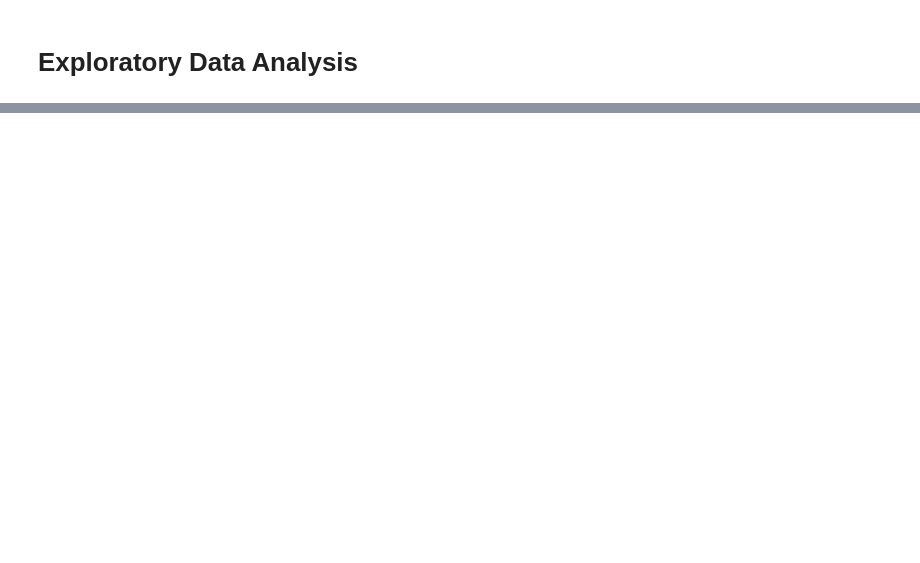
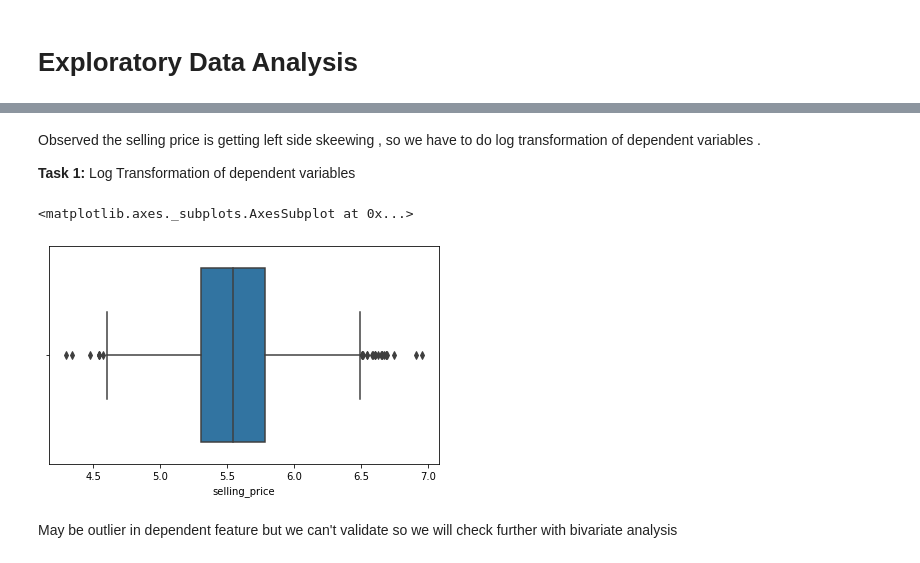
Before and after one commit to rajivnexgen/car_dekho, a Jupyter notebook: Self_Project_Linear_Regression_(Car_Dekho).ipynb, the cells around one changed output, grey strips where cells are left out. Saved outputs shown, nothing was run; the diff lists cells and outputs as text; code cells hidden in the pictures; blank space fills up the shorter version.

```diff
--- a/Self_Project_Linear_Regression_(Car_Dekho).ipynb
+++ b/Self_Project_Linear_Regression_(Car_Dekho).ipynb
@@ -142,0 +185,13 @@ Index(['name', 'year', 'selling_price', 'km_driven', 'fuel', 'seller_type',
+# %% [markdown]
+Observed the selling price is getting left side skeewing , so we have to do log transformation of dependent variables .
+
+**Task 1:** Log Transformation of dependent variables
+# %%
+#check with boxplot for outlier detection
+plt.figure(figsize=(7,4))
+sns.boxplot(np.log10(df["selling_price"]))
+# %% [output]
+<matplotlib.axes._subplots.AxesSubplot at 0x...>
+[figure, added]
+# %% [markdown]
+May be outlier in dependent feature but we can't validate so we will check further with bivariate analysis
```
Also changed, not shown: parts of 27 cells of this notebook.
